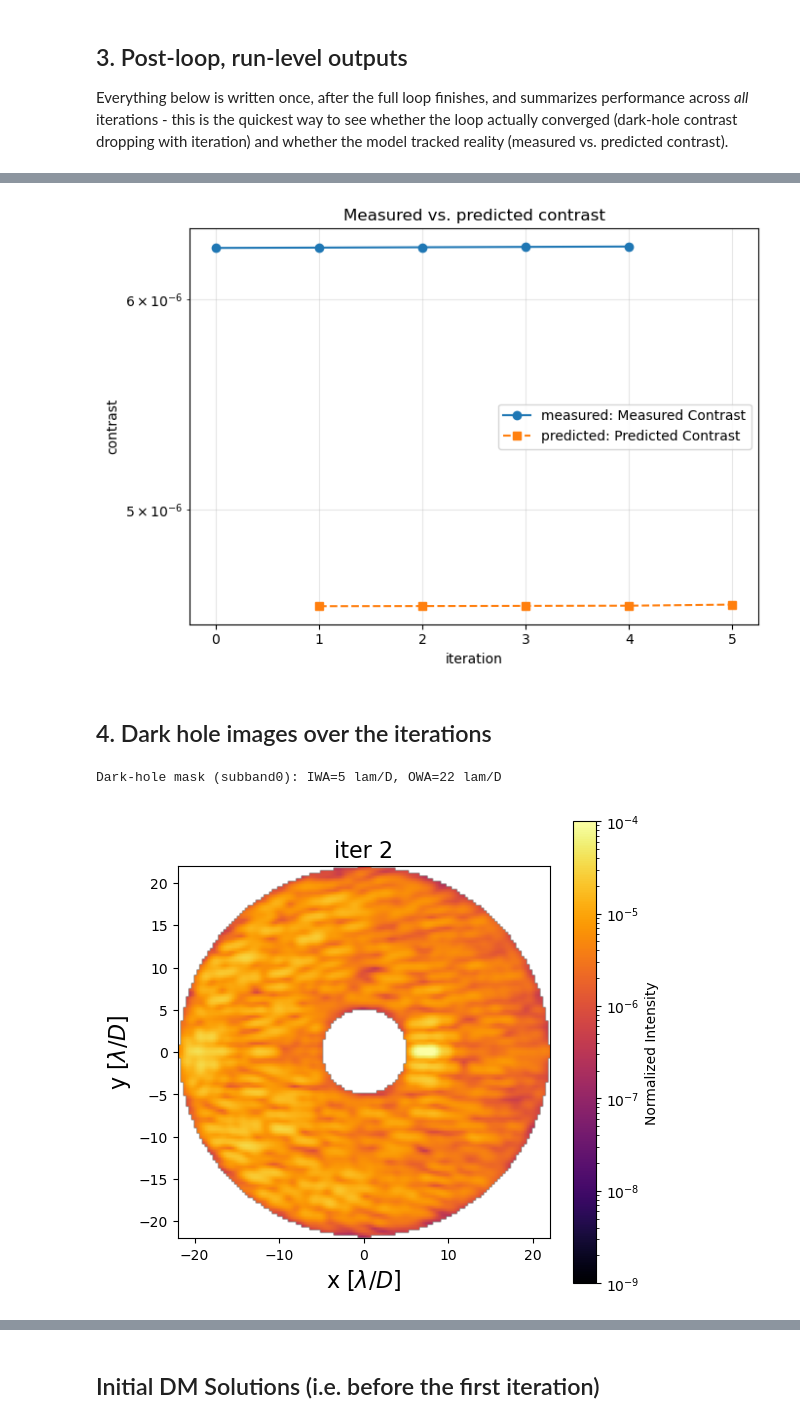
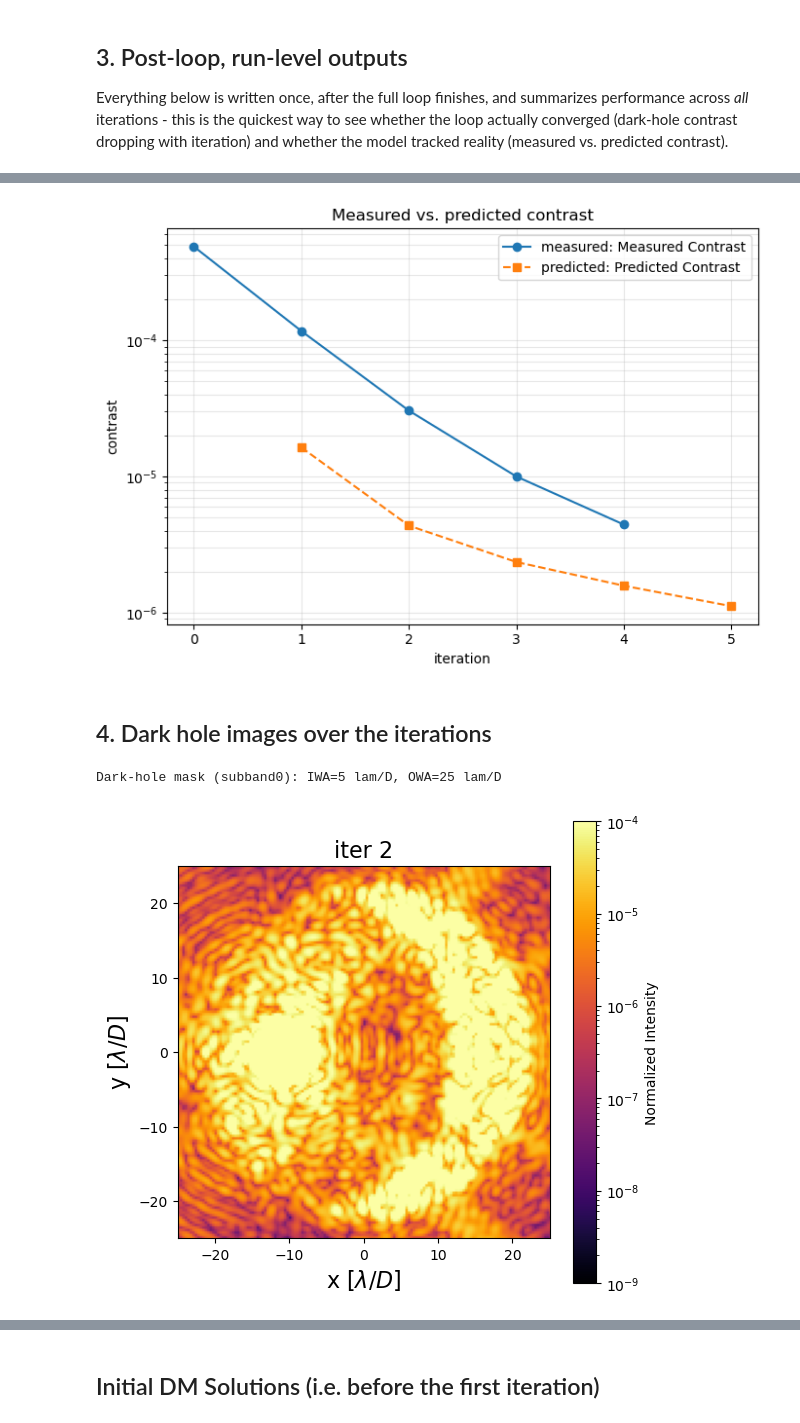
Before and after one commit to zahrahmed1017/corgihowfsc, a Jupyter notebook: sandbox/zja/corgihowfsc_output_analysis.ipynb, the cells around one changed output, grey strips where cells are left out. Saved outputs shown, nothing was run; the diff lists cells and outputs as text; code cells hidden in the pictures.

Commit message:
Updating corgihowfsc_output_analysis jupyter notebook to a different case

```diff
--- a/sandbox/zja/corgihowfsc_output_analysis.ipynb
+++ b/sandbox/zja/corgihowfsc_output_analysis.ipynb
@@ -23,7 +23,7 @@ Rough map from paper concepts -> files:
 
 from pathlib import Path
 
-LOOP_DIR = Path("/Users/Zahra1/corgiloop_data/corgi-howfsc_gitl/2026-09-09_194417_corgisim_model")
+LOOP_DIR = Path("/Users/Zahra1/corgiloop_data/corgi-howfsc_gitl/2026-10-05_223040_corgisim_model")
 # LOOP_DIR = Path("C:/Users/zahmed1/corgiloop_data/corgi-howfsc_gitl/2026-07-22_000322_compact_model")
 print(f"Using output directory: {LOOP_DIR.resolve()}")
 # %% [output]
@@ -611,7 +588,7 @@ ax.grid(alpha=0.3, which="both")
 fig.tight_layout()
 plt.show()
 # %% [output]
-[figure, old version]
+[figure, new version]
 # %% [markdown]
 ## 4. Dark hole images over the iterations
 # %%
@@ -621,13 +598,17 @@ NDM = probe_cube.shape[1]
 def unprobed_contrast(images_path, iteration_number, lam_index=LAM_INDEX):
     with fits.open(images_path) as hdul:
         raw = hdul[1].data.reshape(-1, NDM, *hdul[1].data.shape[1:])
-        exptime = hdul[2].data.reshape(-1, NDM)
-    peakflux = (
-        debugging_history[debugging_history["iteration"] == iteration_number]
-        .sort_values("lam_index")["peakflux"]
-        .to_numpy()[lam_index]
-    )
-    return raw[lam_index, 0] / (peakflux * exptime[lam_index, 0])
+        # exptime = hdul[2].data.reshape(-1, NDM)
+    # peakflux = (
+    #     debugging_history[debugging_history["iteration"] == iteration_number]
+    #     .sort_values("lam_index")["peakflux"]
+    #     .to_numpy()[lam_index]
+    # )
+    rows = (debugging_history[debugging_history["iteration"] == iteration_number]
+              .sort_values("lam_index"))
+    peakflux = rows["peakflux"].to_numpy()[lam_index]
+    exptime  = rows["cam_nom_exptime"].to_numpy()[lam_index]   # exposure time actually used
+    return raw[lam_index, 0] / (peakflux * exptime)
 
 
 frames = [unprobed_contrast(d / "images.fits", n) for n, d in AVAILABLE_ITERATIONS]
@@ -640,7 +621,7 @@ with open(dh_mask_path.with_suffix(".yaml")) as f:
 dh_shape = next(iter(dh_mask_cfg["shapes"].values()))
 # IWA_LOD, OWA_LOD = dh_shape["radiusInnerLamD"], dh_shape["radiusOuterLamD"]
 IWA_LOD = 5
-OWA_LOD = 22
+OWA_LOD = 25
 print(f"Dark-hole mask ({dh_mask_path.parent.name}): IWA={IWA_LOD} lam/D, OWA={OWA_LOD} lam/D")
 
 def radial_mask(shape, ppl, iwa=IWA_LOD, owa=None):
@@ -654,43 +635,43 @@ def radial_mask(shape, ppl, iwa=IWA_LOD, owa=None):
 
 ppl = ppl_per_lam[LAM_INDEX]
 mask = radial_mask(frames[0].shape, ppl, owa=OWA_LOD)
-frames = [np.where(mask, np.nan, f) for f in frames]
+# frames = [np.where(mask, np.nan, f) for f in frames]
 # %% [output]
-Dark-hole mask (subband0): IWA=5 lam/D, OWA=22 lam/D
+Dark-hole mask (subband0): IWA=5 lam/D, OWA=25 lam/D
 # %%
 # Single Iteration (log scale)
 iterNum = 1
 ftsz = 16
 
 ppl = ppl_per_lam[LAM_INDEX]
 lam_nm = lam_per_lam[LAM_INDEX] * 1e9
 ny, nx = frames[0].shape
 extent = [-(nx // 2) / ppl, (nx // 2) / ppl, -(ny // 2) / ppl, (ny // 2) / ppl]  # lambda/D
-crop_lod = 22 #OWA_LOD
+crop_lod = 25 #OWA_LOD
 
 valid = np.concatenate([f.ravel() for f in frames])
 valid = valid[np.isfinite(valid) & (valid > 0)]
 # vmin, vmax = np.percentile(valid, [1, 99.9])
 vmin = 1e-9
 vmax = 1e-4
 norm = mcolors.LogNorm(vmin=vmin, vmax=vmax)
 
 fig, ax = plt.subplots(figsize=(6, 6))
 frame = frames[iterNum]
 label = labels[iterNum]
 im = ax.imshow(frame, cmap="inferno", norm=norm, extent=extent)
 cbar = fig.colorbar(im, label="Normalized Intensity")
 cbar.ax.yaxis.set_major_locator(LogLocator(base=10))
 cbar.ax.yaxis.set_major_formatter(LogFormatterMathtext(base=10, labelOnlyBase=True))
 ax.set_xlim(-crop_lod, crop_lod)
 ax.set_ylim(-crop_lod, crop_lod)
 ax.set_title(label, fontsize=ftsz)
 ax.set_xlabel(r"x [$\lambda/D$]", fontsize=ftsz)
 ax.set_ylabel(r"y [$\lambda/D$]", fontsize=ftsz)
 # fig.suptitle(f"Dark hole evolution - {lam_nm:.1f} nm", fontsize=ftsz)
 plt.show()
 # %% [output]
-[figure, old version]
+[figure, new version]
 # %%
 # Single Iteration (linear scale)
 iterNum = 1
```
Also changed, not shown: parts of 23 cells of this notebook.
